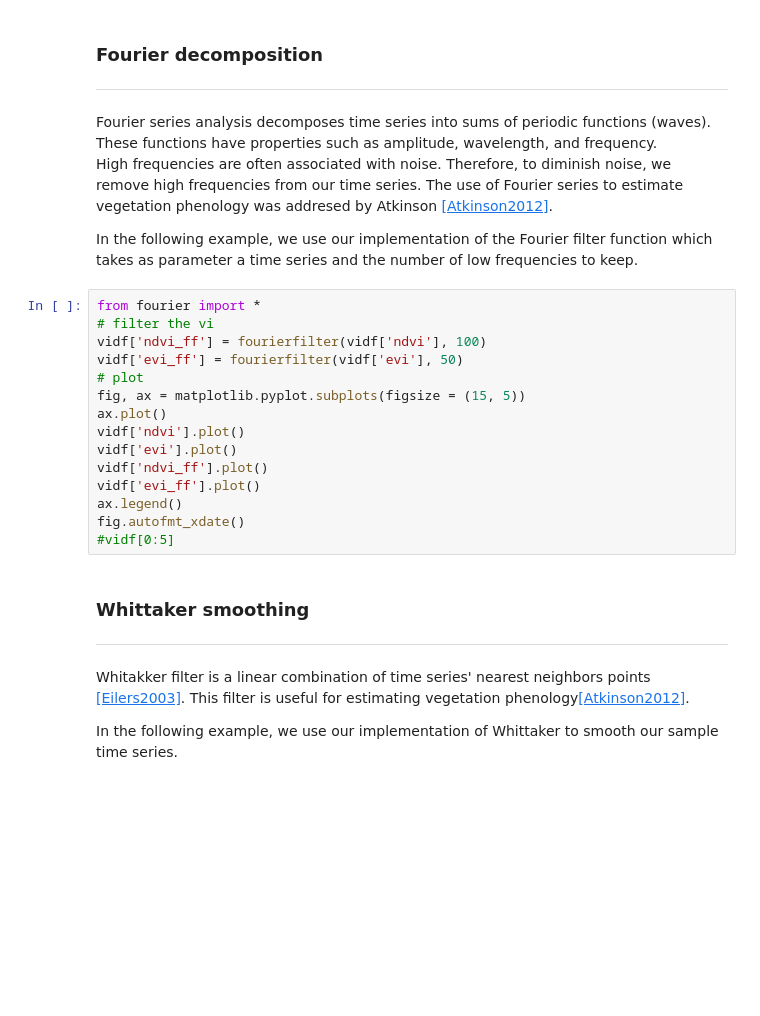
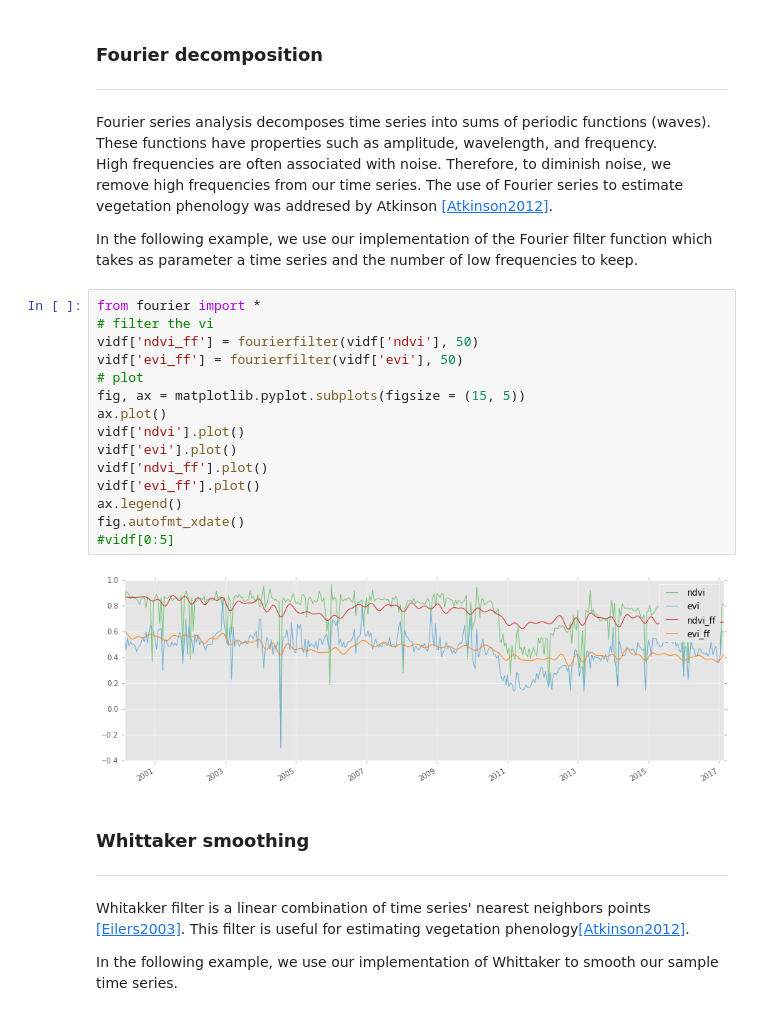
Before and after one commit to rolfsimoes/wgiss-py-webinar, a Jupyter notebook: WGISS_Tech_Webinar.ipynb, the cells around one changed output. Cells and saved outputs as stored; diff of their text form; blank space fills up the shorter version.

```diff
--- a/WGISS_Tech_Webinar.ipynb
+++ b/WGISS_Tech_Webinar.ipynb
@@ -225,18 +257,20 @@ In the following example, we use our implementation of the Fourier filter functi
 # %%
 from fourier import *
 # filter the vi
-vidf['ndvi_ff'] = fourierfilter(vidf['ndvi'], 100)
+vidf['ndvi_ff'] = fourierfilter(vidf['ndvi'], 50)
 vidf['evi_ff'] = fourierfilter(vidf['evi'], 50)
 # plot
 fig, ax = matplotlib.pyplot.subplots(figsize = (15, 5))
 ax.plot()
 vidf['ndvi'].plot()
 vidf['evi'].plot()
 vidf['ndvi_ff'].plot()
 vidf['evi_ff'].plot()
 ax.legend()
 fig.autofmt_xdate()
 #vidf[0:5]
+# %% [output]
+[figure, added]
 # %% [markdown]
 ### Whittaker smoothing
 <hr>
```
Also changed, not shown: parts of 15 cells of this notebook.
